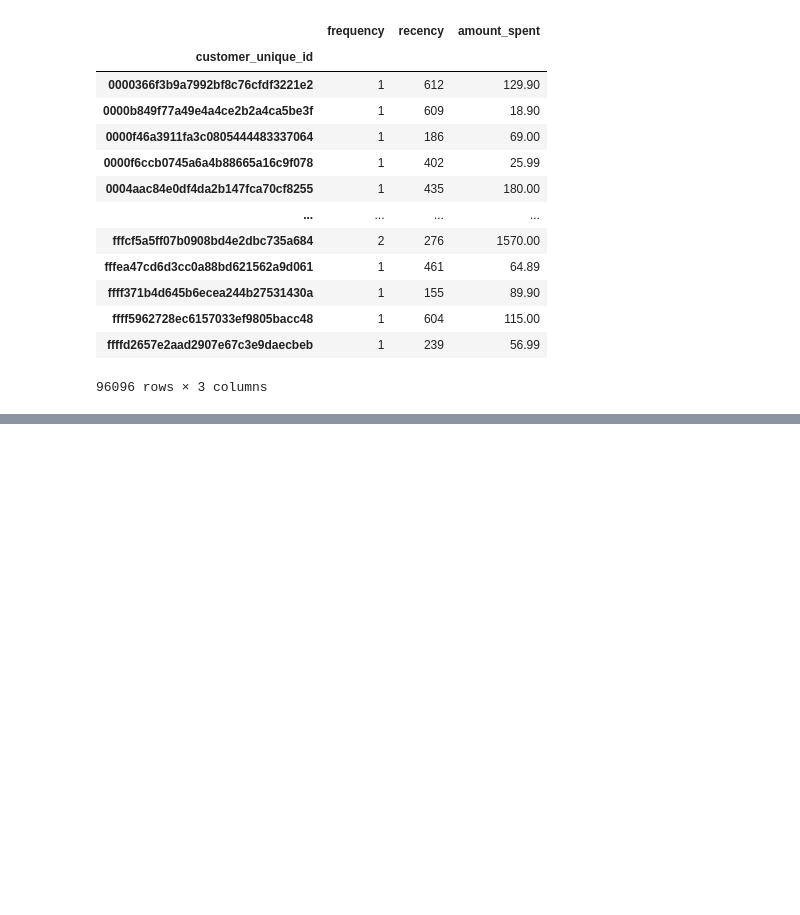
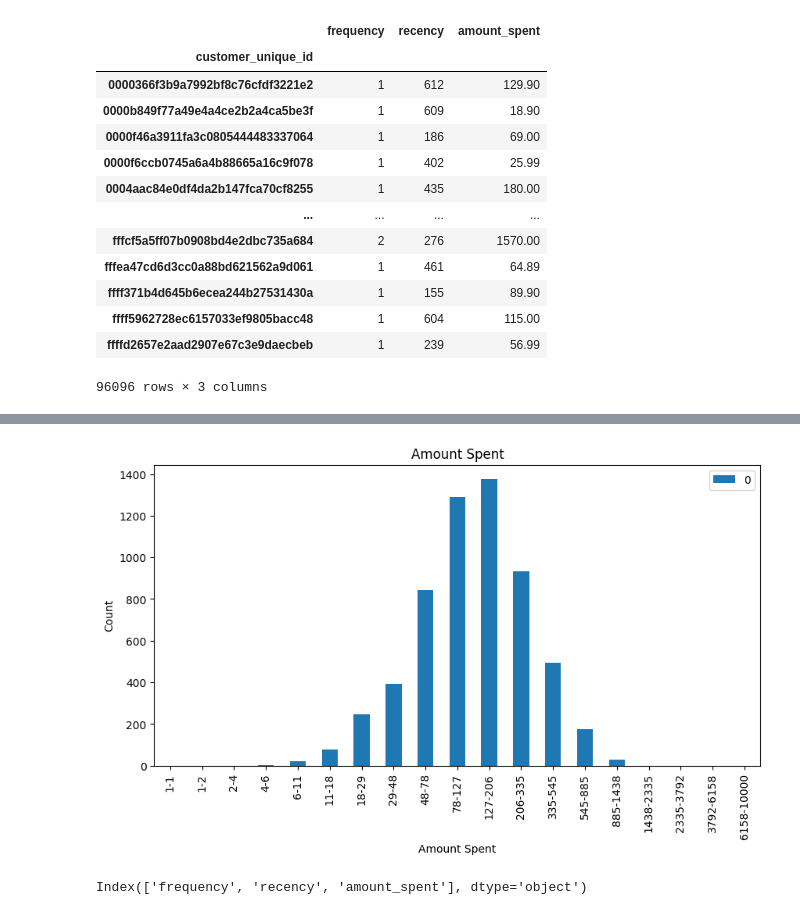
Before and after one commit to ThomasMeb/Projet_4, a Jupyter notebook: Mebarki_Thomas_notebook_exploration_022023.ipynb, the cells around one changed output, grey strips where cells are left out. Cells and saved outputs as stored; diff of their text form; code cells hidden in the pictures; blank space fills up the shorter version.

```diff
--- a/Mebarki_Thomas_notebook_exploration_022023.ipynb
+++ b/Mebarki_Thomas_notebook_exploration_022023.ipynb
@@ -573,0 +579,25 @@ plt.show()
+# %%
+# Créer des intervalles de largeur égale pour les comptes de montants
+amount_bins = np.logspace(0, 4, 20)
+
+# Compter le nombre d'occurrences de chaque montant dans chaque intervalle
+counts, bin_edges = np.histogram(df_1.loc[df_1['amount_spent']<1000, 'amount_spent'], bins=amount_bins)
+
+# Nommer les colonnes du DataFrame des comptes de montants avec les bornes inférieures et supérieures des intervalles
+columns = [f"{int(bin_edges[i])}-{int(bin_edges[i+1])}" for i in range(len(bin_edges)-1)]
+
+# Créer un DataFrame à partir des comptes de montants et des noms de colonnes
+counts_df = pd.DataFrame([counts], columns=columns)
+
+#plot amount spent
+counts_df.T.plot.bar(figsize=(10,5))
+plt.title('Amount Spent')
+plt.xlabel('Amount Spent')
+plt.ylabel('Count')
+plt.show()
+# %% [output]
+[figure, added]
+# %%
+df.columns
+# %% [output]
+Index(['frequency', 'recency', 'amount_spent'], dtype='object')
```
Also changed, not shown: parts of 3 cells of this notebook, 1 other file.
